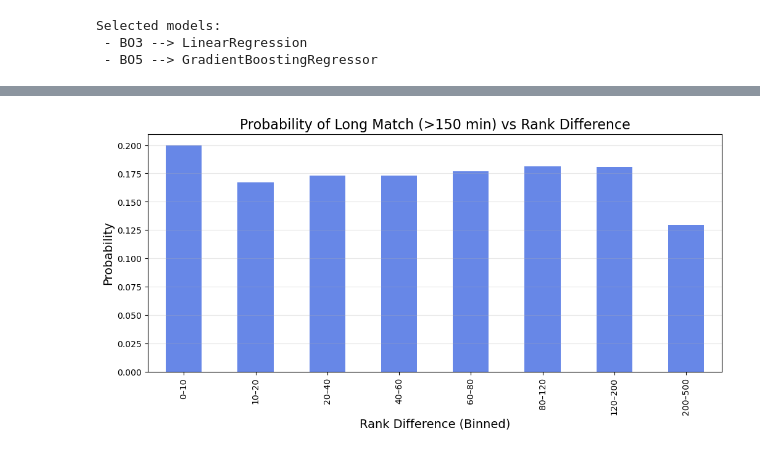
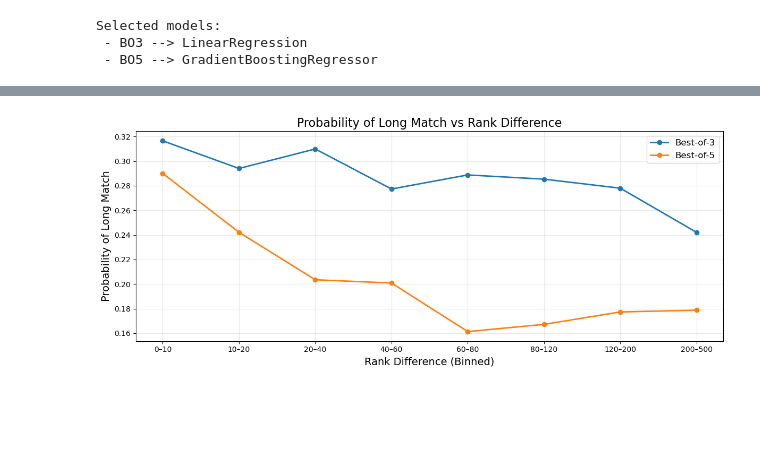
Before and after one commit to valipieri/DSF-projekt-, a Jupyter notebook: DSF/dsf_project_two.ipynb, the cells around one changed output, grey strips where cells are left out. Drawn from its saved outputs; the diff is of its cells as text; code cells hidden in the pictures; blank space fills up the shorter version.

```diff
--- a/DSF/dsf_project_two.ipynb
+++ b/DSF/dsf_project_two.ipynb
@@ -506,27 +449,33 @@ df["minutes"].hist(bins=50)
 # %%
+# Probability of Long Matches vs Rank Difference
+# (Separated for Best-of-3 and Best-of-5)
 
-# ------------------------------------------------------
-# 3) Probability of a Long Match (>150 minutes)
-# ------------------------------------------------------
+# Define long match thresholds
+df["is_long_bo3"] = ((df["best_of"] == 3) & (df["minutes"] > 120)).astype(int)
+df["is_long_bo5"] = ((df["best_of"] == 5) & (df["minutes"] > 200)).astype(int)
 
-# Create duration class for long matches
-df["is_long"] = (df["minutes"] > 150).astype(int)
-
-# Rank difference bins
+# Create rank difference binning
 df["rank_diff_bin"] = pd.cut(
     df["rank_diff"],
     bins=[0,10,20,40,60,80,120,200,500],
-    labels=["0–10","10–20","20–40","40–60","60–80","80–120","120–200","200–500"]
+    labels=["0–10", "10–20", "20–40", "40–60", "60–80", "80–120", "120–200", "200–500"]
 )
 
-long_probs = df.groupby("rank_diff_bin")["is_long"].mean()
+# Group by bins
+bo3_probs = df[df["best_of"] == 3].groupby("rank_diff_bin")["is_long_bo3"].mean()
+bo5_probs = df[df["best_of"] == 5].groupby("rank_diff_bin")["is_long_bo5"].mean()
 
+# Plot
 plt.figure(figsize=(12,5))
-long_probs.plot(kind="bar", color="royalblue", alpha=0.8)
-plt.title("Probability of Long Match (>150 min) vs Rank Difference", fontsize=16)
-plt.ylabel("Probability", fontsize=14)
+plt.plot(bo3_probs.index, bo3_probs.values, marker="o", label="Best-of-3", linewidth=2)
+plt.plot(bo5_probs.index, bo5_probs.values, marker="o", label="Best-of-5", linewidth=2)
+
+plt.title("Probability of Long Match vs Rank Difference", fontsize=16)
 plt.xlabel("Rank Difference (Binned)", fontsize=14)
-plt.grid(axis="y", alpha=0.3)
+plt.ylabel("Probability of Long Match", fontsize=14)
+plt.grid(alpha=0.3)
+plt.legend(fontsize=12)
+plt.tight_layout()
 plt.show()
 # %% [output]
-[figure, old version]
+[figure, new version]
```
Also changed, not shown: parts of 13 cells of this notebook.
